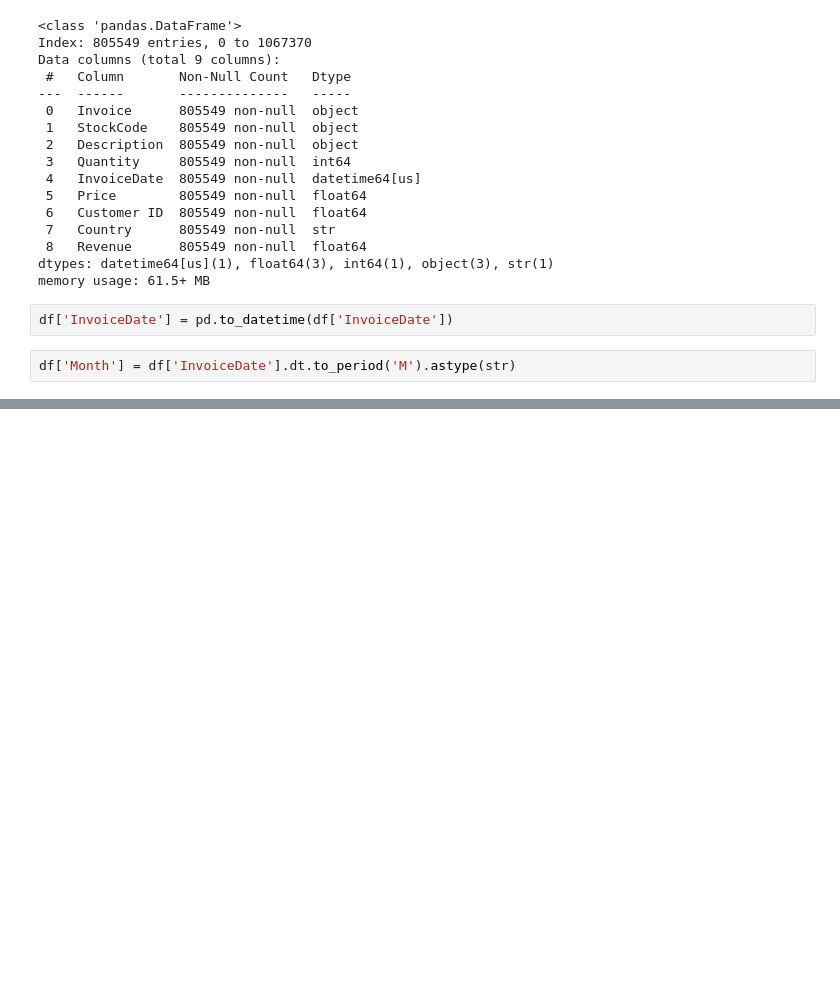
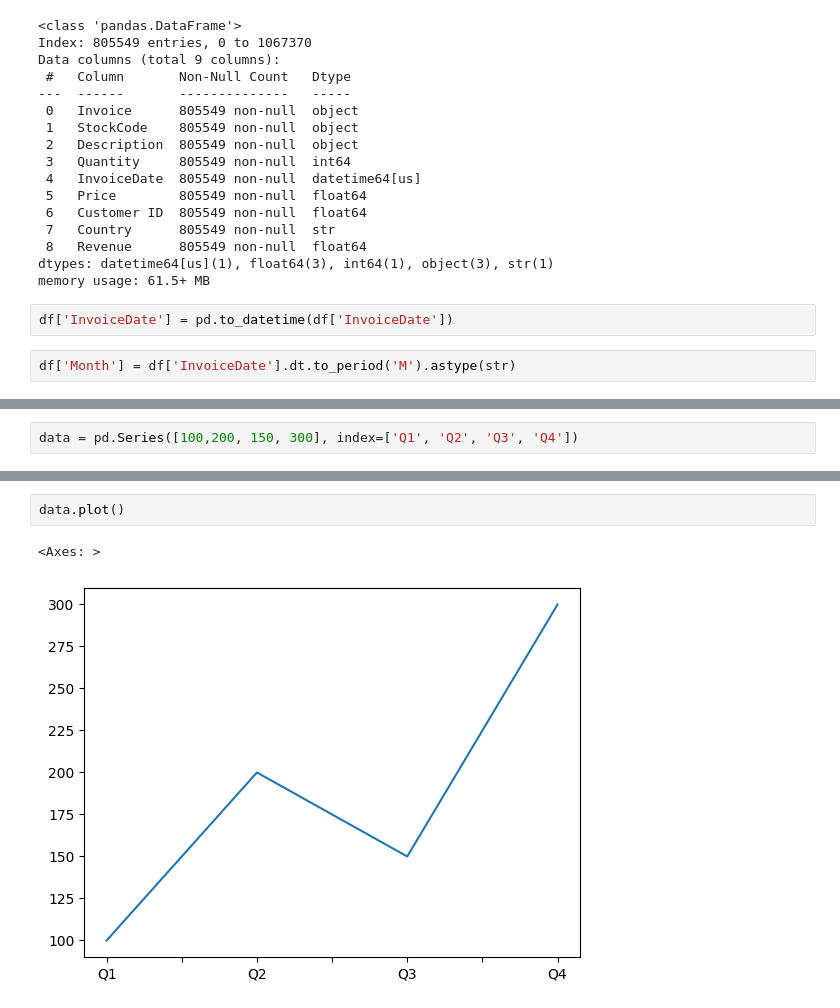
Before and after one commit to visshal2301/Data_ML_AI, a Jupyter notebook: data_visual/01-03-2026.ipynb, the cells around one changed output, grey strips where cells are left out. Saved outputs shown, nothing was run; the diff lists cells and outputs as text; blank space fills up the shorter version.

```diff
--- a/data_visual/01-03-2026.ipynb
+++ b/data_visual/01-03-2026.ipynb
@@ -208,0 +261,2 @@ df.head()
+# %%
+data = pd.Series([100,200, 150, 300], index=['Q1', 'Q2', 'Q3', 'Q4'])
@@ -208,0 +271,5 @@ df.head()
+# %%
+data.plot()
+# %% [output]
+<Axes: >
+[figure, added]
```
Also changed, not shown: parts of 20 cells of this notebook, 5 other files.
